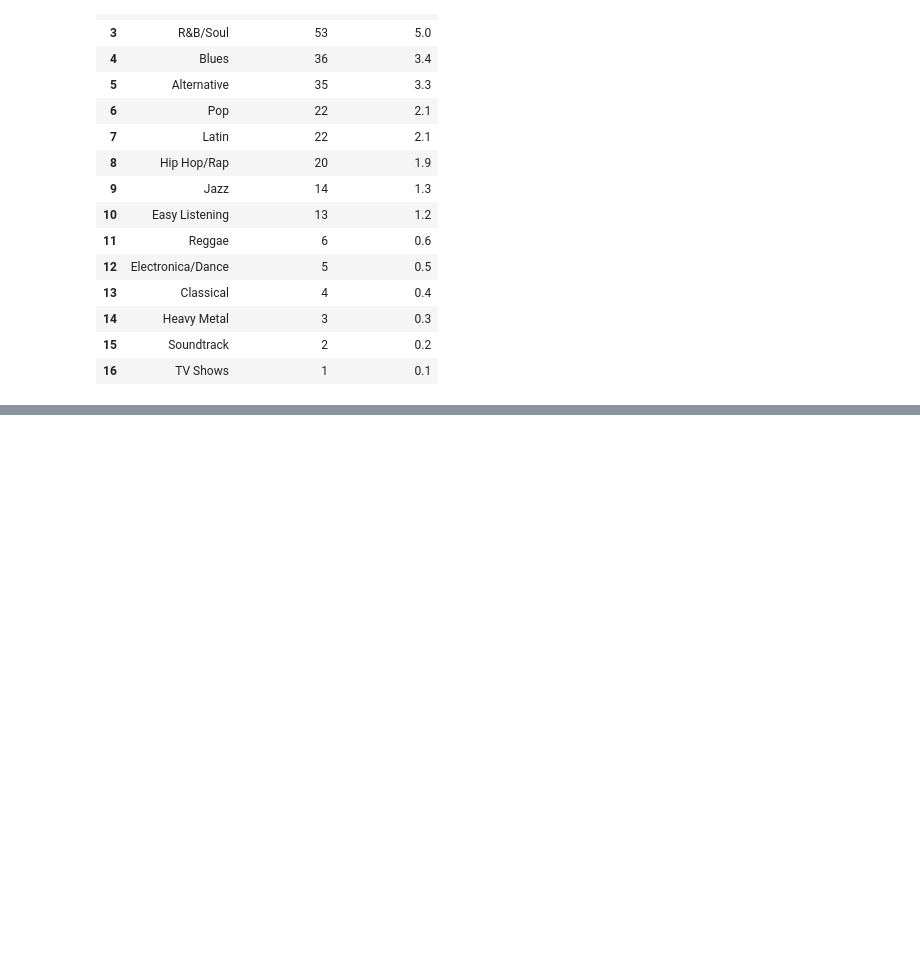
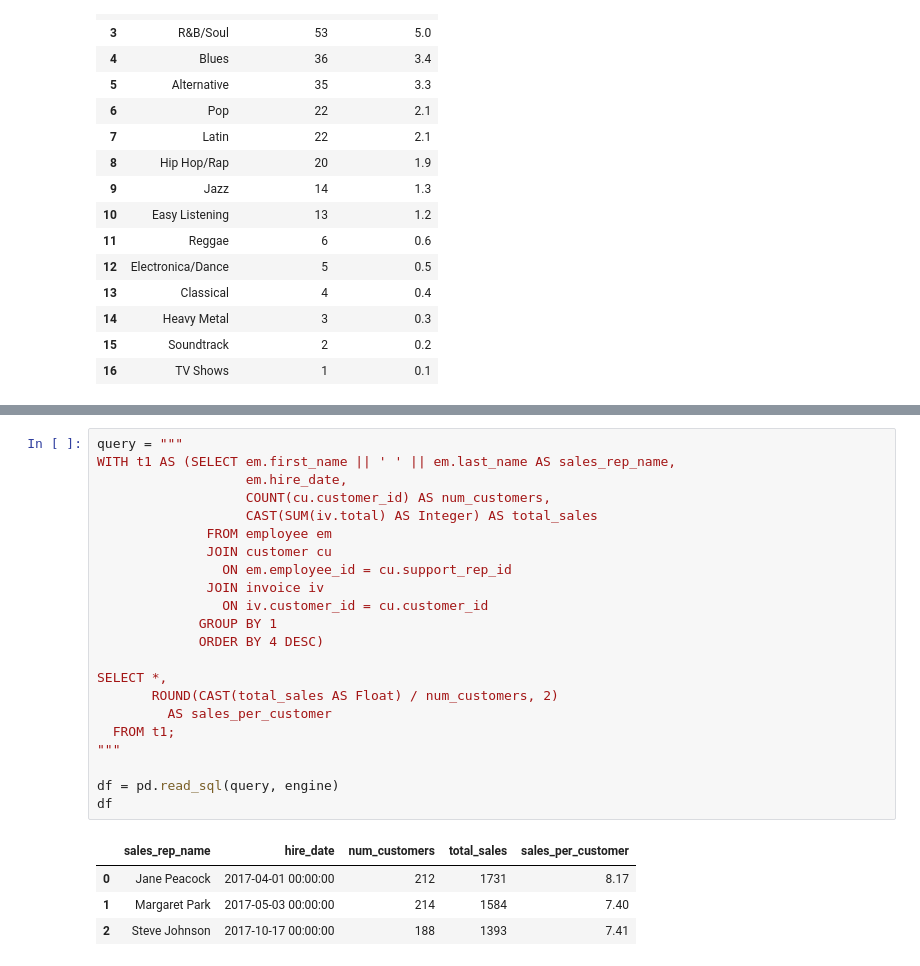
Before and after one commit to Lippins/Business_questions_in_SQL, a Jupyter notebook: notebook.ipynb, the cells around one changed output, grey strips where cells are left out. Cells and saved outputs as stored; diff of their text form; blank space fills up the shorter version.

```diff
--- a/notebook.ipynb
+++ b/notebook.ipynb
@@ -163,0 +175,27 @@ fig.show('svg')
+# %%
+query = """
+WITH t1 AS (SELECT em.first_name || ' ' || em.last_name AS sales_rep_name,
+                   em.hire_date,
+                   COUNT(cu.customer_id) AS num_customers,
+                   CAST(SUM(iv.total) AS Integer) AS total_sales
+              FROM employee em
+              JOIN customer cu
+                ON em.employee_id = cu.support_rep_id
+              JOIN invoice iv
+                ON iv.customer_id = cu.customer_id
+             GROUP BY 1
+             ORDER BY 4 DESC)
+
+SELECT *,
+       ROUND(CAST(total_sales AS Float) / num_customers, 2)
+         AS sales_per_customer
+  FROM t1;
+"""
+
+df = pd.read_sql(query, engine)
+df
+# %% [output]
+|  | sales_rep_name | hire_date | num_customers | total_sales | sales_per_customer |
+| 0 | Jane Peacock | 2017-04-01 00:00:00 | 212 | 1731 | 8.17 |
+| 1 | Margaret Park | 2017-05-03 00:00:00 | 214 | 1584 | 7.40 |
+| 2 | Steve Johnson | 2017-10-17 00:00:00 | 188 | 1393 | 7.41 |
```
Also changed, not shown: parts of 4 cells of this notebook.
